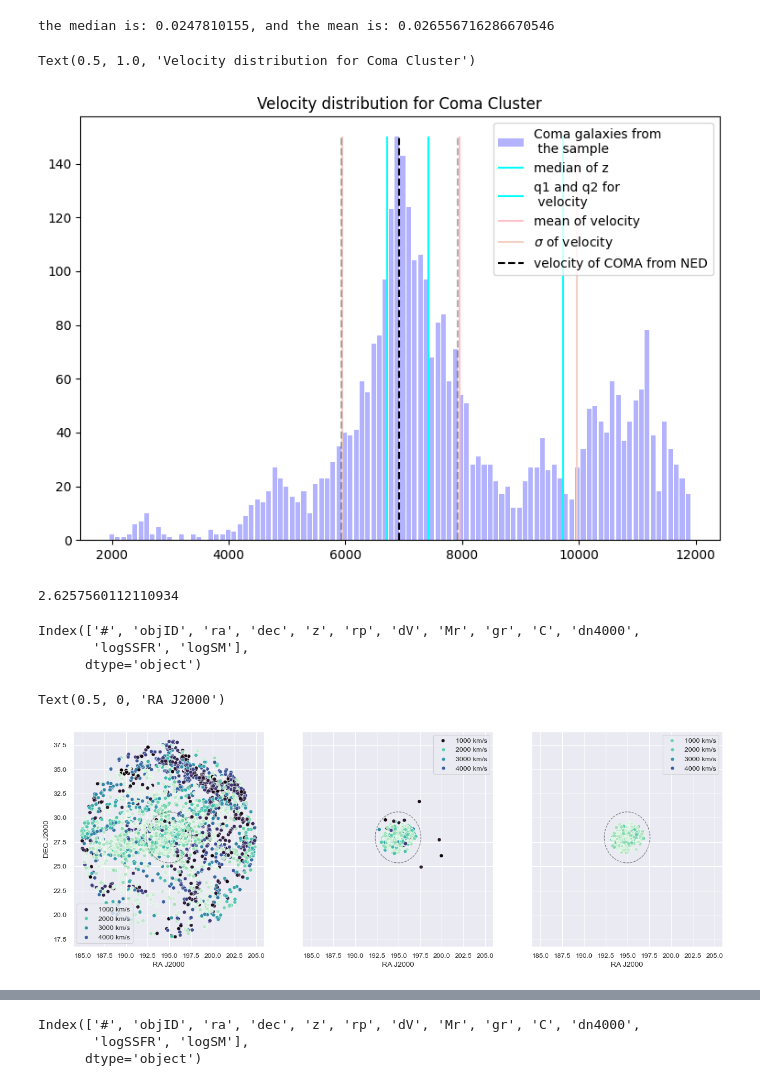
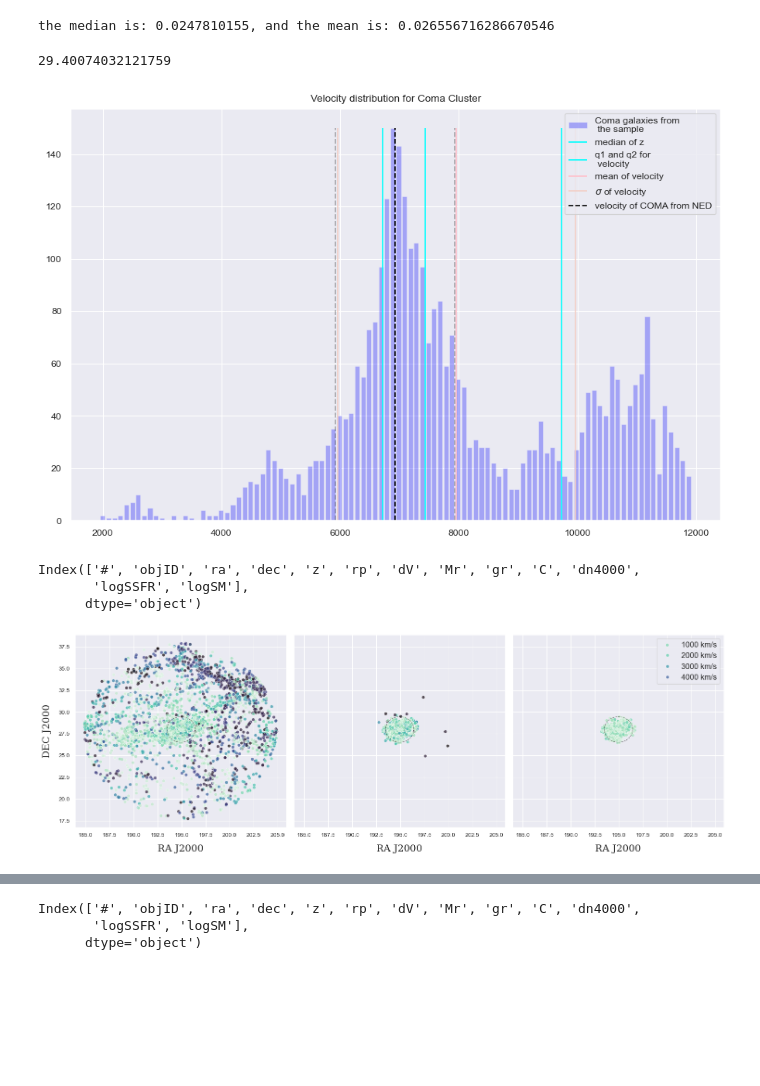
Before and after one commit to patito-mary/topicos, a Jupyter notebook: ModuloIII/comacluster.ipynb, the cells around one changed output, grey strips where cells are left out. Drawn from its saved outputs; the diff is of its cells as text; code cells hidden in the pictures; blank space fills up the shorter version.

```diff
--- a/ModuloIII/comacluster.ipynb
+++ b/ModuloIII/comacluster.ipynb
@@ -23,6 +23,10 @@ z_median_q3 = np.percentile(table['z'], 75)
 print(f'the median is: {z_median}, and the mean is: {z_mean}')
 # %% [output]
 the median is: 0.0247810155, and the mean is: 0.026556716286670546
+# %%
+table['rp'].max()
+# %% [output]
+29.40074032121759
 # %%
 #in velocity
 z=table['z']
@@ -42,15 +46,17 @@ vel_median_q3 = np.percentile(vel, 75)
 # %%
 plt.figure(figsize=(9,6))
 plt.hist(vel, bins=100, color='blue', alpha=0.3, rwidth=0.8 ,label='Coma galaxies from \n the sample')
 plt.vlines(vel_median, ymin=0, ymax=150, colors='cyan', label='median of z')
 plt.vlines([vel_median_q1,vel_median_q3], ymin=[0,0], ymax=[150,150], colors='cyan', label='q1 and q2 for \n velocity')
 plt.vlines(vel_mean, ymin=0, ymax=150, colors='pink', label='mean of velocity')
 plt.vlines([vel_mean-vel_sigma, vel_mean+vel_sigma], ymin=[0,0], ymax=[150,150], colors='#F3CFC6', label='$\sigma$ of velocity')
 plt.vlines([vel_ned], ymin=[0], ymax=[150], colors='black', linestyle='dashed', label='velocity of COMA from NED')
 plt.vlines([vel_ned_bot, vel_ned_up], [0,0], [150,150], colors= 'black', linestyle='dashed', alpha=0.3)
 plt.legend()
 plt.title('Velocity distribution for Coma Cluster')
+plt.savefig('comaclusterimages/velocity.jpg', dpi=300, bbox_inches='tight')
+plt.tight_layout()
+plt.show()
 # %% [output]
-Text(0.5, 1.0, 'Velocity distribution for Coma Cluster')
-[figure, old version]
+[figure, new version]
 # %%
@@ -58,8 +64,4 @@ cluster = table[table['rp'] <= (1.78)/0.6779]
 cluster2 = cluster[cluster['dV'] <= 1000]
-# %%
-(1.78)/0.6779
-# %% [output]
-2.6257560112110934
 # %%
 cluster.keys()
 # %% [output]
@@ -71,32 +73,36 @@ sns.set_theme('paper')
 
 fig, axes = plt.subplots(1,3, figsize=(15,5), sharex=True, sharey=True)
 
-sns.scatterplot(ax=axes[0], x=table['ra'], y=table['dec'], hue=table['dV'], legend=True, palette='mako_r')
-circle = plt.Circle((194.9531,27.9807), 1.78/0.6779, color='black', fill=False, linestyle='--',
+sns.scatterplot(ax=axes[0], x=table['ra'], y=table['dec'], hue=table['dV'], legend=True, palette='mako_r', alpha=.7)
+circle = plt.Circle((194.9531,27.9807), 1.47, color='black', fill=False, linestyle='--',
                     alpha=.5, label='Radius from Ho+2022')
 axes[0].add_patch(circle)
-axes[0].legend(labels=['1000 km/s', '2000 km/s', '3000 km/s', '4000 km/s'])
-axes[0].set_xlabel('RA J2000')
-axes[0].set_ylabel('DEC J2000')
+axes[0].get_legend().remove()
+axes[0].set_xlabel('RA J2000', fontsize=15, labelpad=11, fontfamily='serif')
+axes[0].set_ylabel('DEC J2000', fontsize=15, labelpad=11, fontfamily='serif')
 
-sns.scatterplot(ax=axes[1], x=cluster['ra'], y=cluster['dec'], hue=table['dV'], palette='mako_r')
-circle2 = plt.Circle((194.9531,27.9807), 1.78/0.6779, color='black', fill=False, linestyle='--',
+sns.scatterplot(ax=axes[1], x=cluster['ra'], y=cluster['dec'], hue=table['dV'], palette='mako_r', alpha=.7)
+circle2 = plt.Circle((194.9531,27.9807), 1.47, color='black', fill=False, linestyle='--',
                      alpha=.5, label='Radius from Ho+2022')
 axes[1].add_patch(circle2)
-axes[1].legend(labels=['1000 km/s', '2000 km/s', '3000 km/s', '4000 km/s'])
-axes[1].set_xlabel('RA J2000')
+axes[1].get_legend().remove()
+
+axes[1].set_xlabel('RA J2000', fontsize=15, labelpad=11, fontfamily='serif')
 
 
 
-sns.scatterplot(ax=axes[2], x=cluster2['ra'], y=cluster2['dec'], hue=table['dV'], palette='mako_r')
-circle3 = plt.Circle((194.9531,27.9807), 1.78/0.6779, color='black', fill=False, linestyle='--',
+sns.scatterplot(ax=axes[2], x=cluster2['ra'], y=cluster2['dec'], hue=table['dV'], palette='mako_r', alpha=.7)
+circle3 = plt.Circle((194.9531,27.9807), 1.47, color='black', fill=False, linestyle='--',
                      alpha=.5, label='Radius from Ho+2022')
 axes[2].add_patch(circle3)
-axes[2].legend(labels=['1000 km/s', '2000 km/s', '3000 km/s', '4000 km/s'])
-axes[2].set_xlabel('RA J2000')
+axes[2].legend(labels=['1000 km/s', '2000 km/s', '3000 km/s', '4000 km/s'],fontsize=12)
+axes[2].set_xlabel('RA J2000', fontsize=15, labelpad=11, fontfamily='serif')
+
+plt.tight_layout()
+plt.savefig('comaclusterimages/radiusandvelocity.jpg', dpi=300,bbox_inches='tight')
+plt.show()
 # %% [output]
-Text(0.5, 0, 'RA J2000')
-[figure, old version]
+[figure, new version]
 # %%
 table = table[table['dV'] < 1000]
 
```
Also changed, not shown: parts of 7 cells of this notebook, 19 other files.
